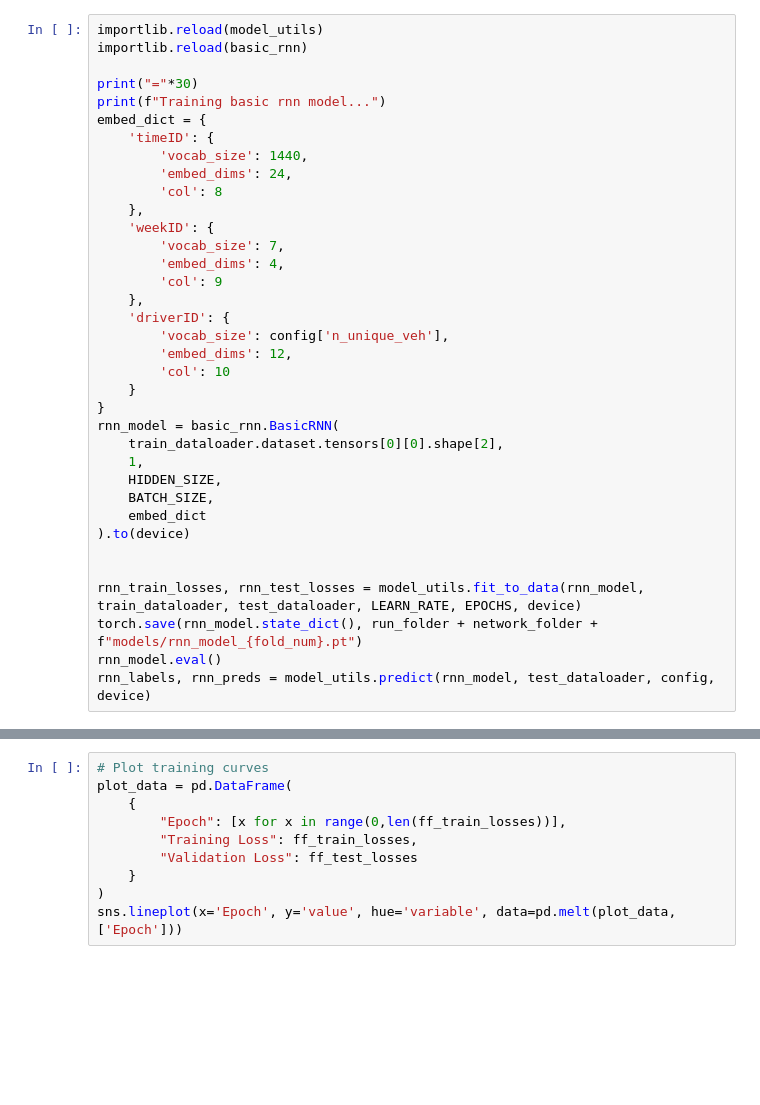
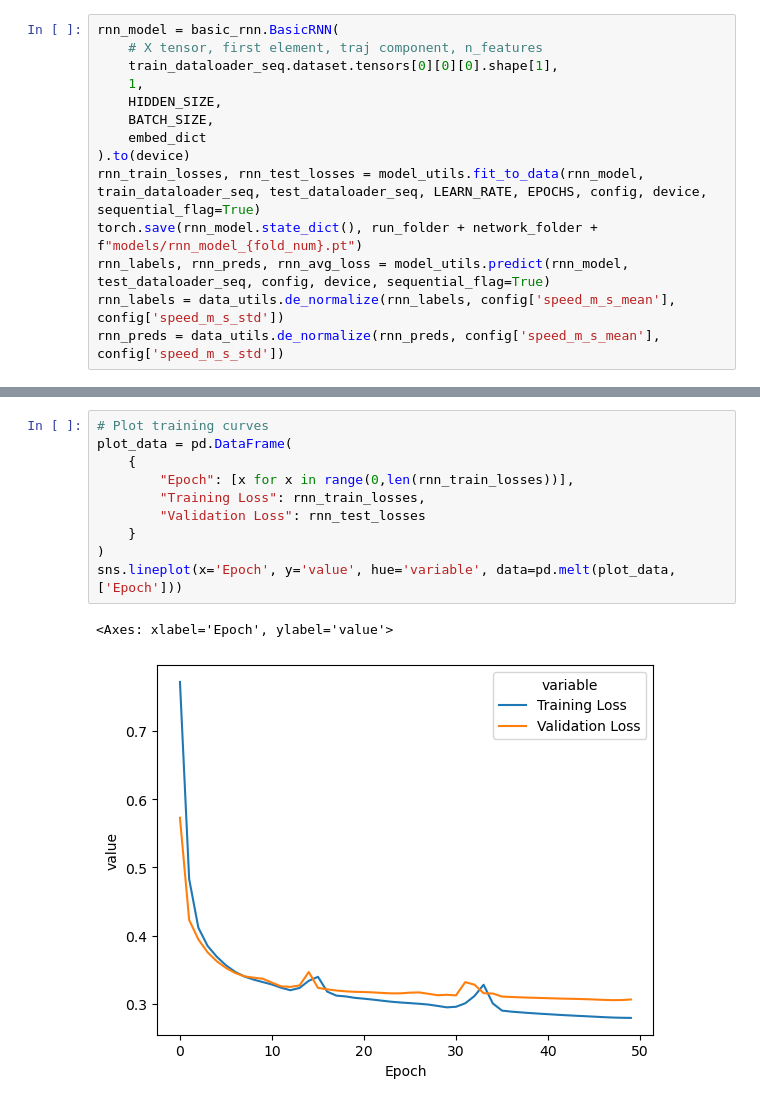
Before and after one commit to zackAemmer/generalizable_travel_times, a Jupyter notebook: src/model_prototpying.ipynb, the cells around one changed output, grey strips where cells are left out. Cells and saved outputs as stored; diff of their text form; blank space fills up the shorter version.

Commit message:
Baseline sequence model

```diff
--- a/src/model_prototpying.ipynb
+++ b/src/model_prototpying.ipynb
@@ -84,37 +107,15 @@ Successfully loaded 21589 training samples and 5391 testing samples.
 # %%
-importlib.reload(model_utils)
-importlib.reload(basic_rnn)
-
-print("="*30)
-print(f"Training basic rnn model...")
-embed_dict = {
-    'timeID': {
-        'vocab_size': 1440,
-        'embed_dims': 24,
-        'col': 8
-    },
-    'weekID': {
-        'vocab_size': 7,
-        'embed_dims': 4,
-        'col': 9
-    },
-    'driverID': {
-        'vocab_size': config['n_unique_veh'],
-        'embed_dims': 12,
-        'col': 10
-    }
-}
 rnn_model = basic_rnn.BasicRNN(
-    train_dataloader.dataset.tensors[0][0].shape[2],
+    # X tensor, first element, traj component, n_features
+    train_dataloader_seq.dataset.tensors[0][0][0].shape[1],
     1,
     HIDDEN_SIZE,
     BATCH_SIZE,
     embed_dict
 ).to(device)
-
-
-rnn_train_losses, rnn_test_losses = model_utils.fit_to_data(rnn_model, train_dataloader, test_dataloader, LEARN_RATE, EPOCHS, device)
+rnn_train_losses, rnn_test_losses = model_utils.fit_to_data(rnn_model, train_dataloader_seq, test_dataloader_seq, LEARN_RATE, EPOCHS, config, device, sequential_flag=True)
 torch.save(rnn_model.state_dict(), run_folder + network_folder + f"models/rnn_model_{fold_num}.pt")
-rnn_model.eval()
-rnn_labels, rnn_preds = model_utils.predict(rnn_model, test_dataloader, config, device)
+rnn_labels, rnn_preds, rnn_avg_loss = model_utils.predict(rnn_model, test_dataloader_seq, config, device, sequential_flag=True)
+rnn_labels = data_utils.de_normalize(rnn_labels, config['speed_m_s_mean'], config['speed_m_s_std'])
+rnn_preds = data_utils.de_normalize(rnn_preds, config['speed_m_s_mean'], config['speed_m_s_std'])
 # %% [output]
@@ -127,12 +139,15 @@ RuntimeError: Expected hidden size (1, 16, 32), got [16, 1, 32]
 # %%
 # Plot training curves
 plot_data = pd.DataFrame(
     {
-        "Epoch": [x for x in range(0,len(ff_train_losses))],
-        "Training Loss": ff_train_losses,
-        "Validation Loss": ff_test_losses
+        "Epoch": [x for x in range(0,len(rnn_train_losses))],
+        "Training Loss": rnn_train_losses,
+        "Validation Loss": rnn_test_losses
     }
 )
 sns.lineplot(x='Epoch', y='value', hue='variable', data=pd.melt(plot_data, ['Epoch']))
+# %% [output]
+<Axes: xlabel='Epoch', ylabel='value'>
+[figure, added]
 # %%
 # Look at predictions
```
Also changed, not shown: parts of 9 cells of this notebook, 6 other files.
